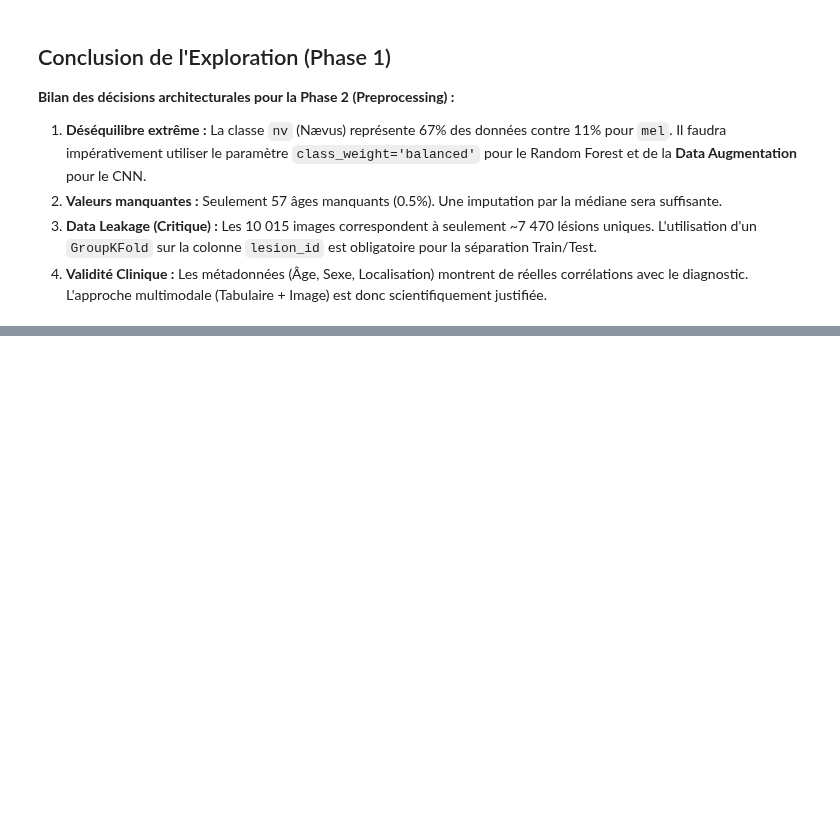
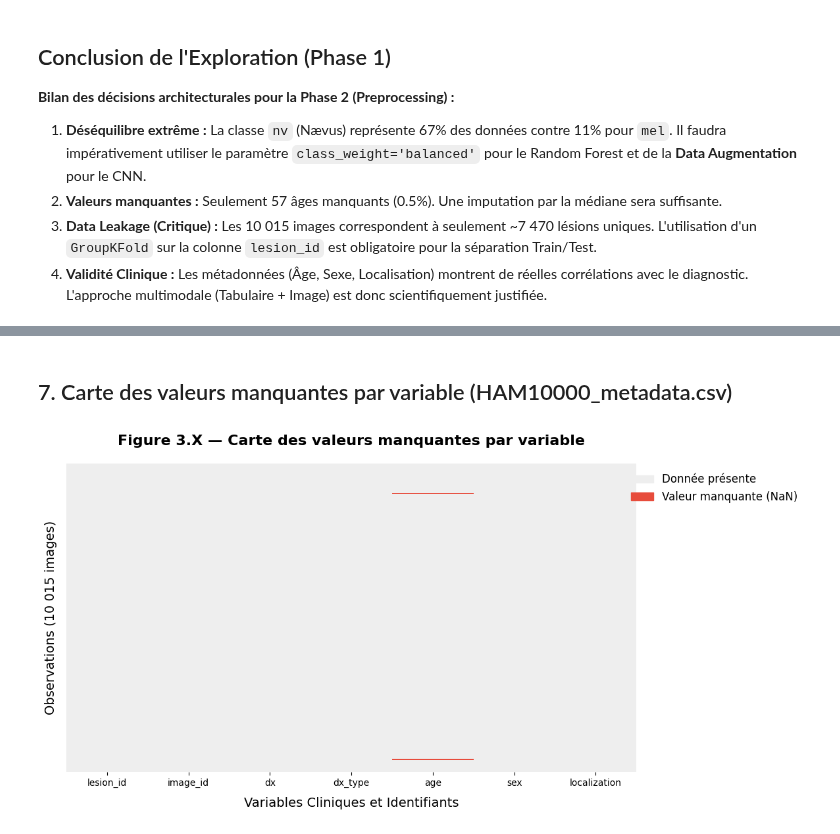
Before and after one commit to Oussamma642/pfe-melanoma-detection, a Jupyter notebook: notebooks/01_exploration.ipynb, the cells around one changed output, grey strips where cells are left out. Cells and saved outputs as stored; diff of their text form; code cells hidden in the pictures; blank space fills up the shorter version.

```diff
--- a/notebooks/01_exploration.ipynb
+++ b/notebooks/01_exploration.ipynb
@@ -461,0 +544,65 @@ print("✅ Livrable généré : Grille d'images sauvegardée dans reports/figure
+# %% [markdown]
+## 7. Carte des valeurs manquantes par variable (HAM10000_metadata.csv)
+# %%
+import pandas as pd
+import matplotlib.pyplot as plt
+import seaborn as sns
+from matplotlib.colors import ListedColormap
+import matplotlib.patches as mpatches
+
+# ==========================================
+# 1. Chargement des données BRUTES
+# ==========================================
+# Remplacez par le chemin exact si nécessaire
+metadata_path = r'D:\licence-dexellence\s6\m6-pfe\melanoscan\data\raw\HAM10000_metadata.csv'
+df = pd.read_csv(metadata_path)
+
+# ==========================================
+# 2. Configuration esthétique (Spécial Rapport)
+# ==========================================
+# Création d'une palette binaire personnalisée :
+# 0 (False) = Gris très clair (#EEEEEE) pour les données présentes
+# 1 (True)  = Rouge vif (#E74C3C) pour les données manquantes (NaN)
+my_cmap = ListedColormap(['#EEEEEE', '#E74C3C'])
+
+# ==========================================
+# 3. Génération de la Heatmap
+# ==========================================
+plt.figure(figsize=(12, 6))
+
+# df.isnull() génère un tableau de True/False.
+# On masque les labels de l'axe Y (yticklabels=False) car afficher 10 015 identifiants serait illisible.
+sns.heatmap(df.isnull(),
+            yticklabels=False,
+            cbar=False,        # On masque la barre de couleur par défaut
+            cmap=my_cmap)
+
+# ==========================================
+# 4. Personnalisation des textes et légendes
+# ==========================================
+# Ajustez le numéro de la figure (ex: Figure 3.4 ou 3.5) selon l'ordre dans votre document
+plt.title("Figure 3.X — Carte des valeurs manquantes par variable",
+          fontsize=16, pad=20, fontweight='bold')
+plt.xlabel("Variables Cliniques et Identifiants", fontsize=14, labelpad=10)
+plt.ylabel("Observations (10 015 images)", fontsize=14, labelpad=10)
+
+# Création d'une légende explicite et professionnelle sur le côté
+present_patch = mpatches.Patch(color='#EEEEEE', label='Donnée présente')
+missing_patch = mpatches.Patch(color='#E74C3C', label='Valeur manquante (NaN)')
+plt.legend(handles=[present_patch, missing_patch],
+           loc='upper right',
+           bbox_to_anchor=(1.3, 1),
+           fontsize=12,
+           frameon=False) # Sans bordure pour plus d'élégance
+
+# ==========================================
+# 5. Sauvegarde et Affichage
+# ==========================================
+# Sauvegarde en haute définition (300 dpi) prête pour l'insertion Word
+plt.tight_layout()
+# plt.savefig('carte_valeurs_manquantes.png', dpi=300, bbox_inches='tight')
+
+# Affichage direct dans le notebook
+plt.show()
+# %% [output]
+[figure, added]
```
Also changed, not shown: parts of 4 cells of this notebook, 15 other files.
